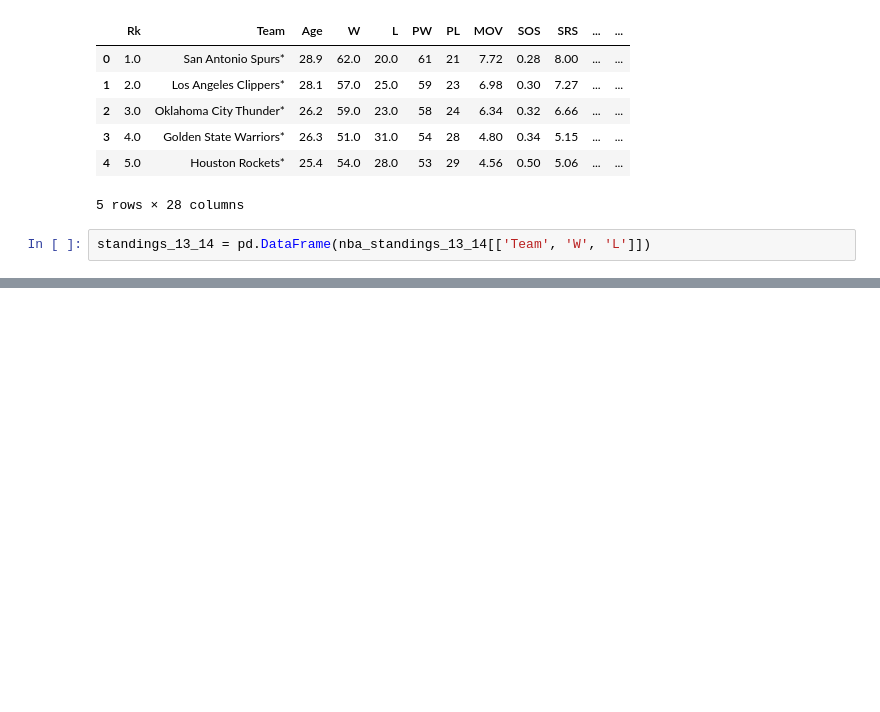
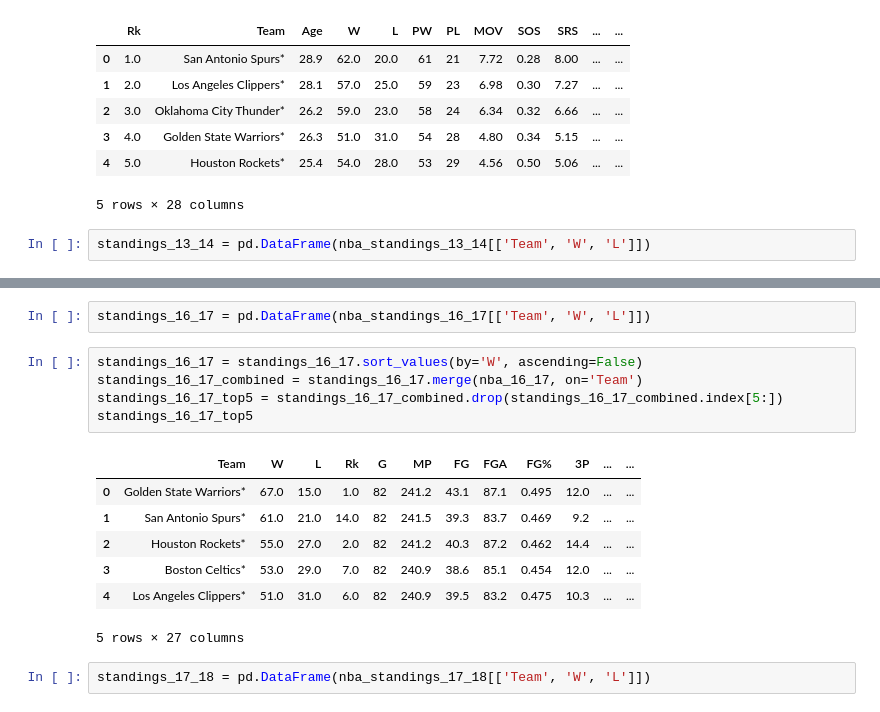
Before and after one commit to tanjowen/NCAA-vs-NBA, a Jupyter notebook: question dos.ipynb, the cells around one changed output, grey strips where cells are left out. Cells and saved outputs as stored; diff of their text form; blank space fills up the shorter version.

```diff
--- a/question dos.ipynb
+++ b/question dos.ipynb
@@ -111,0 +136,17 @@ standings_13_14
+# %%
+standings_16_17 = pd.DataFrame(nba_standings_16_17[['Team', 'W', 'L']])
+# %%
+standings_16_17 = standings_16_17.sort_values(by='W', ascending=False)
+standings_16_17_combined = standings_16_17.merge(nba_16_17, on='Team')
+standings_16_17_top5 = standings_16_17_combined.drop(standings_16_17_combined.index[5:])
+standings_16_17_top5
+# %% [output]
+|  | Team | W | L | Rk | G | MP | FG | FGA | FG% | 3P | ... | ... |
+| 0 | Golden State Warriors* | 67.0 | 15.0 | 1.0 | 82 | 241.2 | 43.1 | 87.1 | 0.495 | 12.0 | ... | ... |
+| 1 | San Antonio Spurs* | 61.0 | 21.0 | 14.0 | 82 | 241.5 | 39.3 | 83.7 | 0.469 | 9.2 | ... | ... |
+| 2 | Houston Rockets* | 55.0 | 27.0 | 2.0 | 82 | 241.2 | 40.3 | 87.2 | 0.462 | 14.4 | ... | ... |
+| 3 | Boston Celtics* | 53.0 | 29.0 | 7.0 | 82 | 240.9 | 38.6 | 85.1 | 0.454 | 12.0 | ... | ... |
+| 4 | Los Angeles Clippers* | 51.0 | 31.0 | 6.0 | 82 | 240.9 | 39.5 | 83.2 | 0.475 | 10.3 | ... | ... |
+5 rows × 27 columns
+# %%
+standings_17_18 = pd.DataFrame(nba_standings_17_18[['Team', 'W', 'L']])
```
Also changed, not shown: parts of 22 cells of this notebook.
